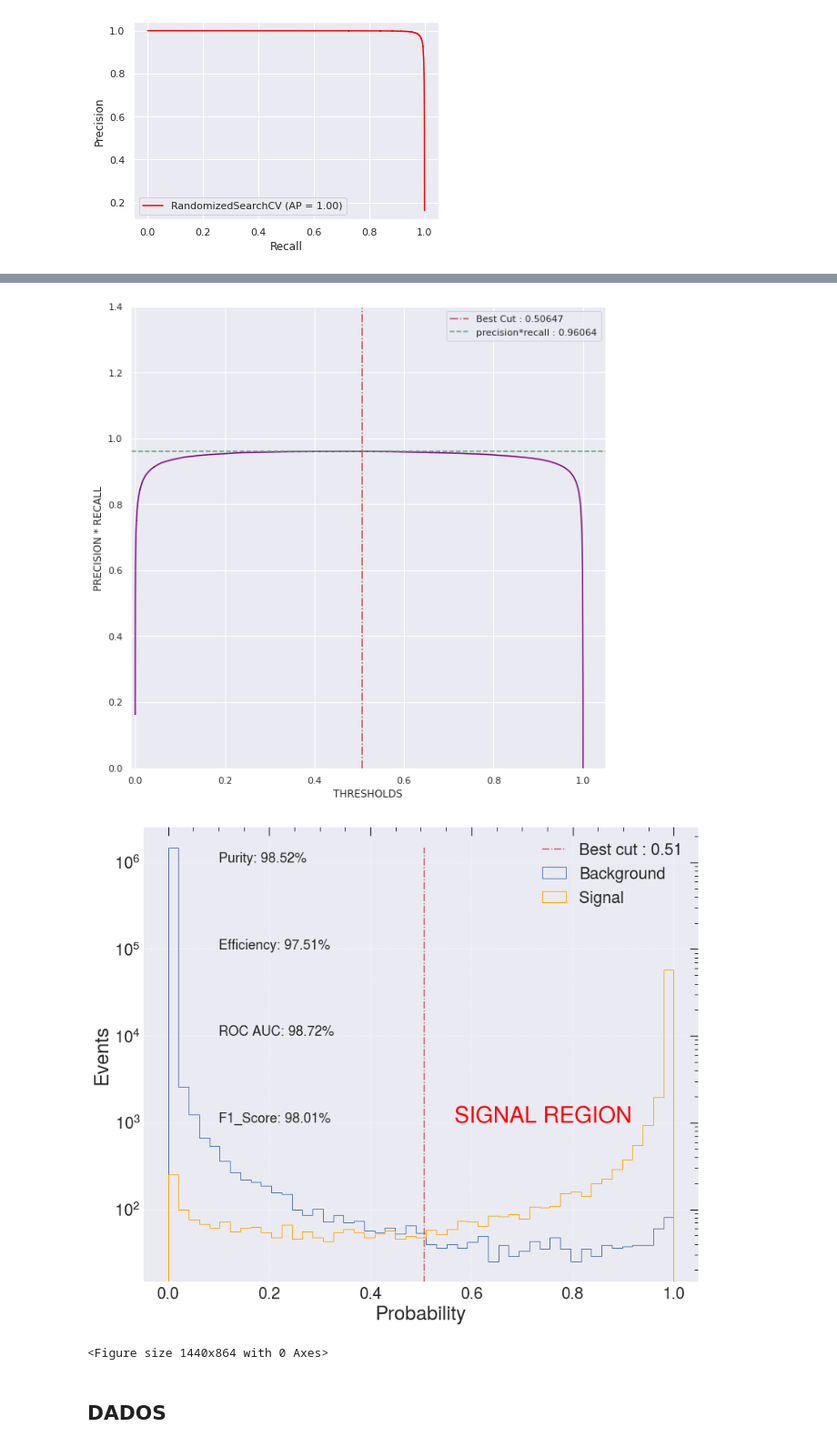
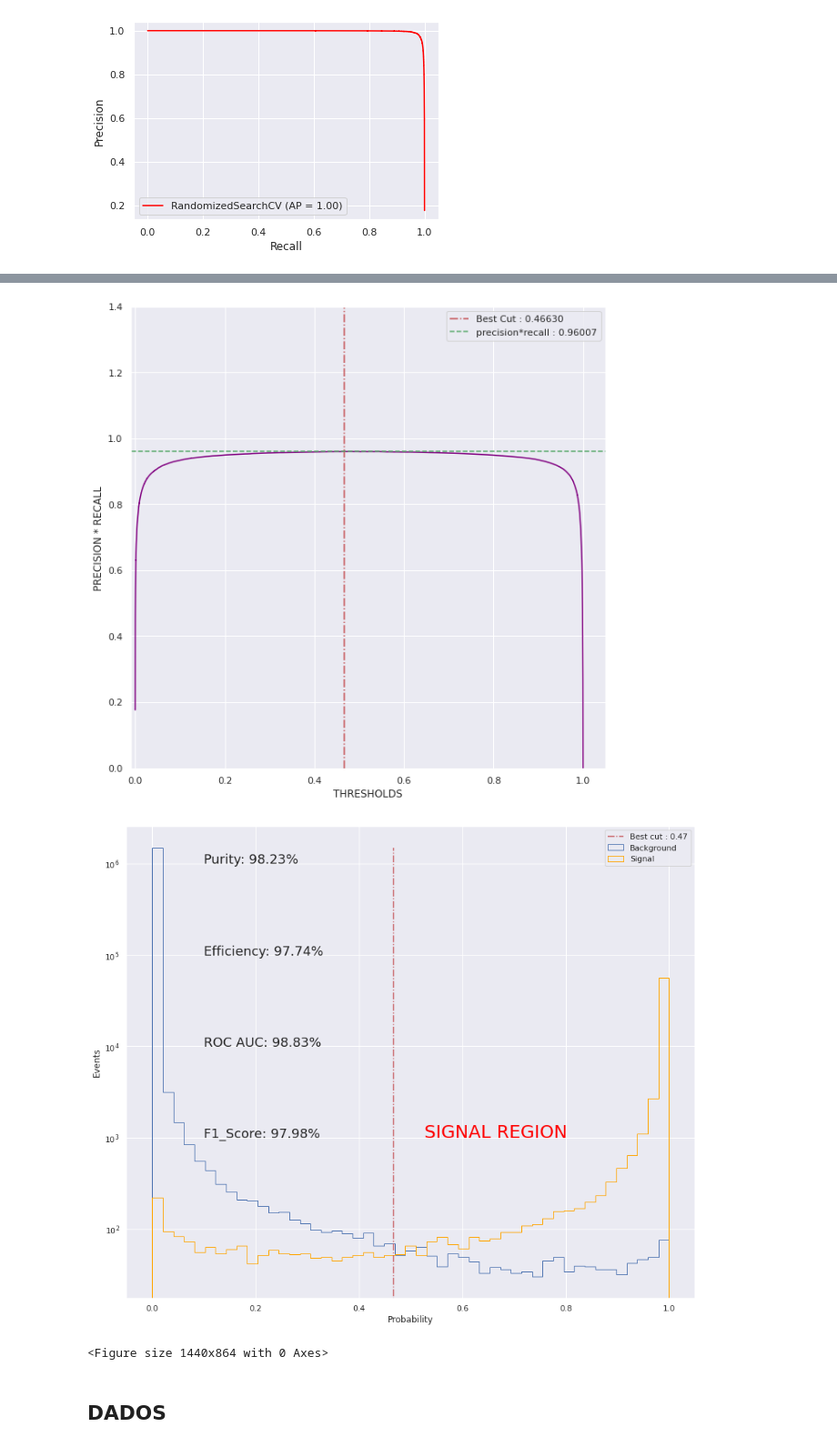
Before and after one commit to teteumac/DileptonAnalysis, a Jupyter notebook: pps_dilepton_ml_py.ipynb, the cells around one changed output, grey strips where cells are left out. Shown at 91% size. Cells and saved outputs as stored; diff of their text form; code cells hidden in the pictures.

```diff
--- a/pps_dilepton_ml_py.ipynb
+++ b/pps_dilepton_ml_py.ipynb
@@ -493,8 +499,8 @@ y_test_ = dataset_test['target'].replace(2,1)
 train_data = lgb.Dataset(DataSet_Train.drop( drop_columns , axis = 1 ), label = y_train_ )
 test_data = lgb.Dataset(dataset_test.drop( drop_columns , axis = 1 ) , label = y_test_ )
 
-n_iter = 4
-cv = 2
+n_iter = 5
+cv = 4
 scoring = [ 'roc_auc_score','f1_score','precision_score','recall_score' ]
 
 param_grid = {
@@ -603,33 +612,33 @@ plt.show()
 #plt.savefig('/home/matheus/test/prec_x_rec.png')
 plt.close()
 # %% [output]
-[figure, old version]
+[figure, new version]
 # %%
 fig= plt.figure( figsize=(12,10) )
 hbgt_lgb =  plt.hist(predict_proba_LGBM[y_test_==0],bins=np.linspace(0,1,50), histtype='step',label='Background', color = 'b')
 hsigt_lgb = plt.hist(predict_proba_LGBM[y_test_==1],bins=np.linspace(0,1,50), histtype='step',label='Signal', color = 'orange')
 uppery_lgb=np.max(hbgt_lgb[0])
 plt.plot([best_cut,best_cut],[0,uppery_lgb],"-.r",label='Best cut : {:2.2f}'.format(best_cut))
 plt.xlabel("Probability")
 plt.ylabel("Events")
 plt.legend(loc="upper right")
 plt.text(0.1,10e5, "Purity: {:2.2f}%".format(100*precision_score(y_test_,y_pred_cut)),fontsize = 18)
 plt.text(0.1,10e4, "Efficiency: {:2.2f}%".format(100*recall_score(y_test_,y_pred_cut)),fontsize = 18)
 #plt.text(0.1,10e3, "Accuracy: {:2.2f}%".format(100*accuracy_score(y_test_,y_pred_cut)), fontsize = 18)
 plt.text(0.1,10e3, "ROC AUC: {:2.2f}%".format(100*roc_auc_score(y_test_,y_pred_cut)), fontsize = 18)
 plt.text(0.1,10e2, "F1_Score: {:2.2f}%".format(100*f1_score(y_test_,y_pred_cut)), fontsize = 18)
-plt.text(best_cut+0.06,1000, 'SIGNAL REGION', color = 'red', fontsize = 30)
+plt.text(best_cut+0.06,1000, 'SIGNAL REGION', color = 'red', fontsize = 25)
 plt.ticklabel_format(axis="y", style="sci", scilimits=(0,3), useMathText = True)
 #plt.style.use(hep.style.CMS)
 #hep.cms.cmslabel(data=False, paper=False, year='$18.34 fb^{-1}$')
 plt.yscale('log')
 plt.tight_layout()
 plt.figure(figsize = (20, 12))
 plt.show()
 #plt.savefig('/home/matheus/test/discriminante.png')
 plt.close()
 # %% [output]
-[figure, old version]
+[figure, new version]
 <Figure size 1440x864 with 0 Axes>
 # %% [markdown]
 ## **DADOS**
```
Also changed, not shown: parts of 28 cells of this notebook.
